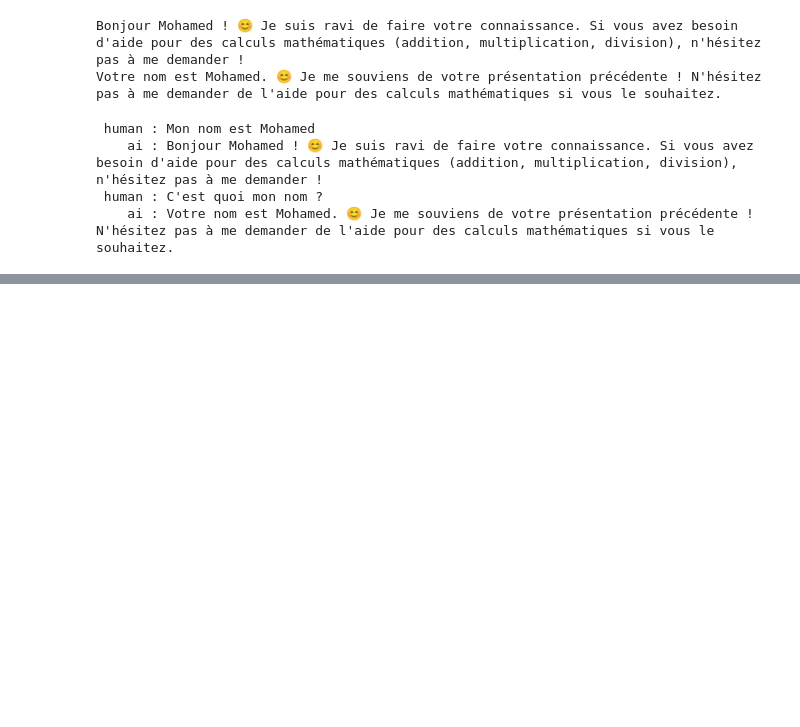
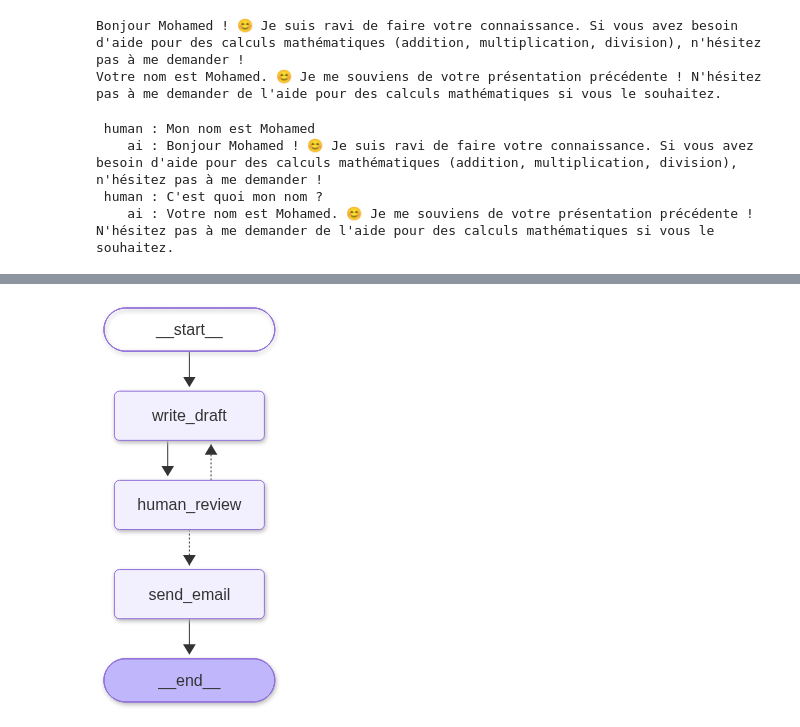
Before and after one commit to Sara-hjd/Agentic-AI-MCP-Langchain-LangGraph-tp5, a Jupyter notebook: partie_B_langgraph/tp5_partie_B1_langgraph_bases.ipynb, the cells around one changed output, grey strips where cells are left out. Drawn from its saved outputs; the diff is of its cells as text; code cells hidden in the pictures; blank space fills up the shorter version.

Commit message:
Partie B : Human In The Loop avec interrupt et Command(resume)

```diff
--- a/partie_B_langgraph/tp5_partie_B1_langgraph_bases.ipynb
+++ b/partie_B_langgraph/tp5_partie_B1_langgraph_bases.ipynb
@@ -327,0 +334,51 @@ for m in graph_with_memory.get_state(config).values["messages"]:
+# %%
+from langgraph.types import interrupt, Command
+
+
+class EmailState(TypedDict, total=False):
+    recipient: str
+    subject: str
+    intent: str
+    draft: str
+    approved: bool
+    feedback: str
+
+
+def write_draft(state: EmailState):
+    prompt = f"""Tu es un assistant qui rédige des emails professionnels en français.
+Destinataire: {state['recipient']}
+Sujet: {state['subject']}
+Objectif: {state['intent']}
+Brouillon précédent: {state.get('draft') or '(aucun)'}
+Commentaire humain: {state.get('feedback') or 'Aucun commentaire. Rédige un premier brouillon.'}
+Instructions: rédige un email clair, poli et concis (5 lignes maximum). Si un commentaire humain est fourni,
+réécris le brouillon en en tenant compte. Retourne uniquement le corps de l'email."""
+    return {"draft": llm.invoke(prompt).content}
+
+
+def human_review(state: EmailState):
+    decision = interrupt({"draft": state["draft"], "message": "Valider ce brouillon ? (approved / feedback)"})
+    return {"approved": decision["approved"], "feedback": decision.get("feedback", "")}
+
+
+def route_after_review(state: EmailState) -> Literal["send_email", "write_draft"]:
+    return "send_email" if state["approved"] else "write_draft"
+
+
+def send_email(state: EmailState):
+    print(f"📧 Email envoyé à {state['recipient']}")
+    return {}
+
+
+builder = StateGraph(EmailState)
+builder.add_node("write_draft", write_draft)
+builder.add_node("human_review", human_review)
+builder.add_node("send_email", send_email)
+builder.add_edge(START, "write_draft")
+builder.add_edge("write_draft", "human_review")
+builder.add_conditional_edges("human_review", route_after_review)
+builder.add_edge("send_email", END)
+graph = builder.compile(checkpointer=InMemorySaver())
+afficher_graphe(graph)
+# %% [output]
+[figure, added]
```
Also changed, not shown: parts of 2 cells of this notebook.
